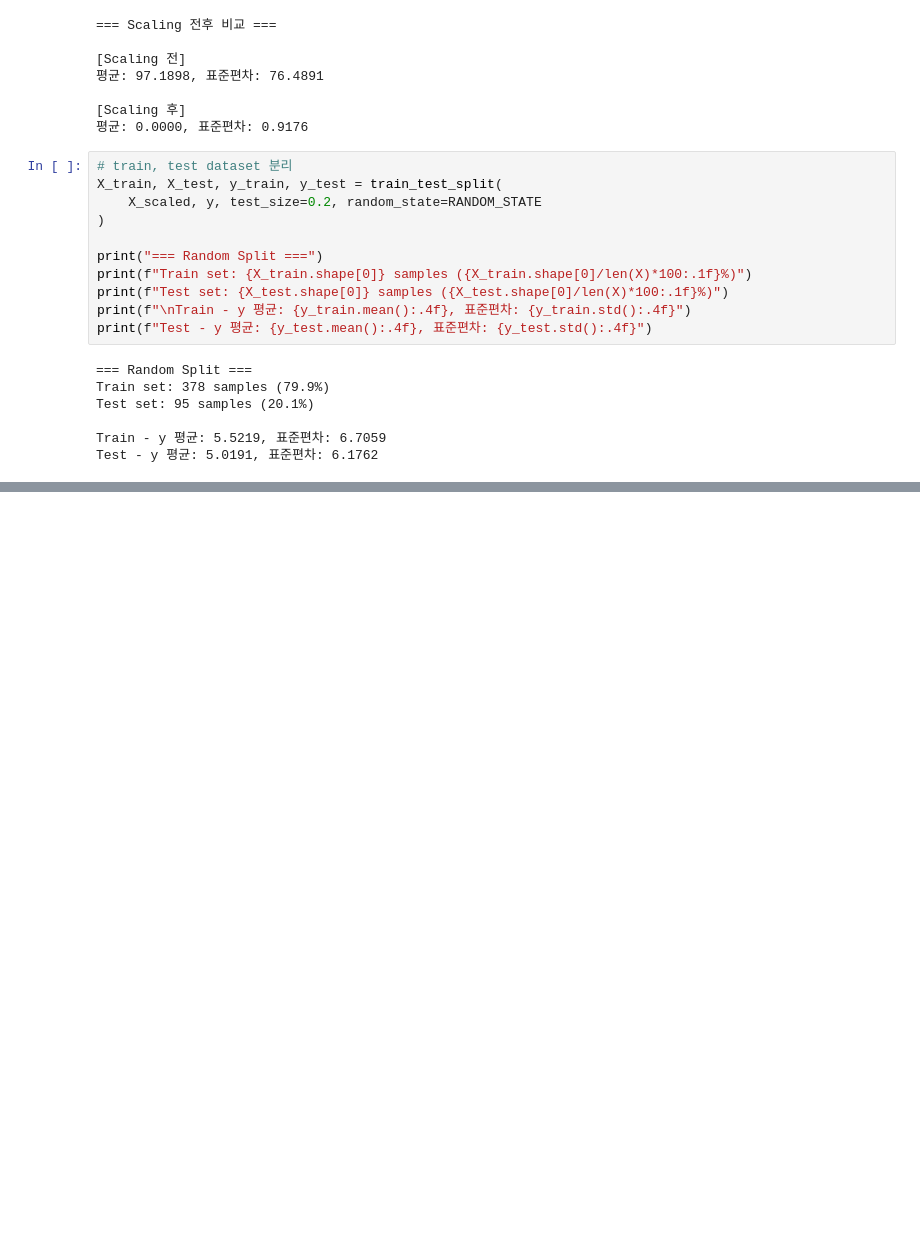
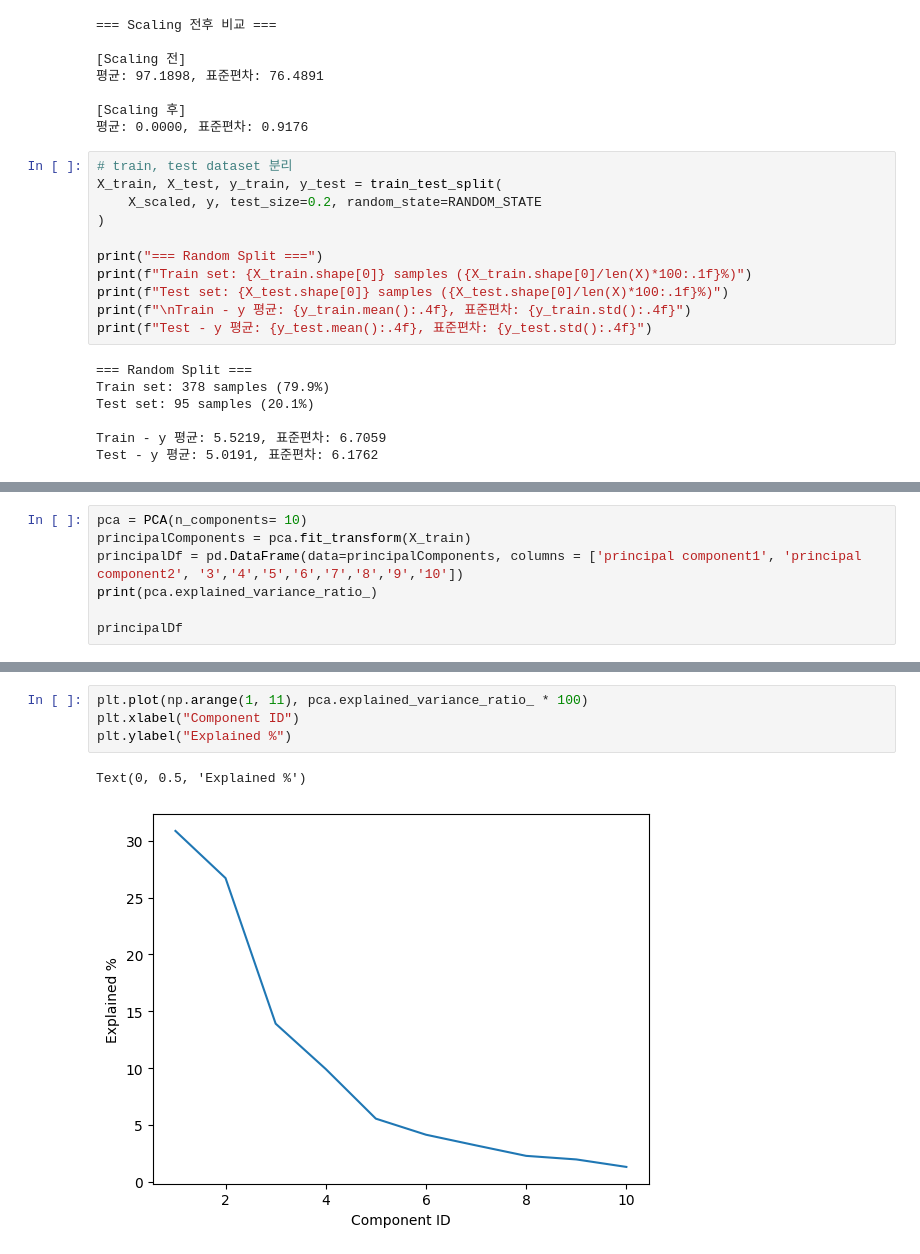
Before and after one commit to sseongyunn/africa-hiv-prediction-ml, a Jupyter notebook: src/pca.ipynb, the cells around one changed output, grey strips where cells are left out. Drawn from its saved outputs; the diff is of its cells as text; blank space fills up the shorter version.

Commit message:
Analyze principal components and visualize results

```diff
--- a/src/pca.ipynb
+++ b/src/pca.ipynb
@@ -119,0 +125,7 @@ Test - y 평균: 5.0191, 표준편차: 6.1762
+# %%
+pca = PCA(n_components= 10)
+principalComponents = pca.fit_transform(X_train)
+principalDf = pd.DataFrame(data=principalComponents, columns = ['principal component1', 'principal component2', '3','4','5','6','7','8','9','10'])
+print(pca.explained_variance_ratio_)
+
+principalDf
@@ -119,0 +154,7 @@ Test - y 평균: 5.0191, 표준편차: 6.1762
+# %%
+plt.plot(np.arange(1, 11), pca.explained_variance_ratio_ * 100)
+plt.xlabel("Component ID")
+plt.ylabel("Explained %")
+# %% [output]
+Text(0, 0.5, 'Explained %')
+[figure, added]
```
Also changed, not shown: parts of 22 cells of this notebook.
